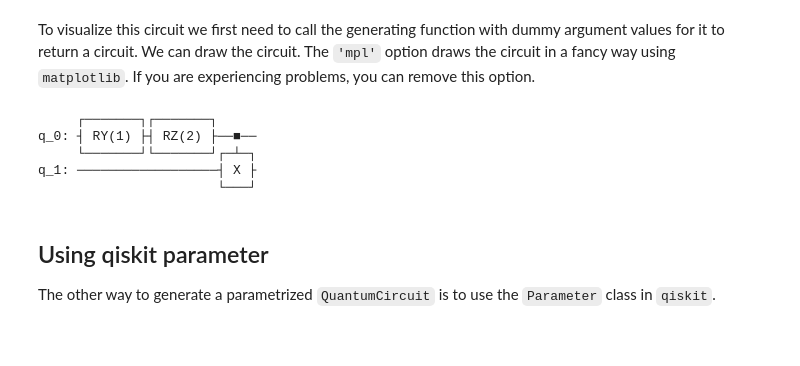
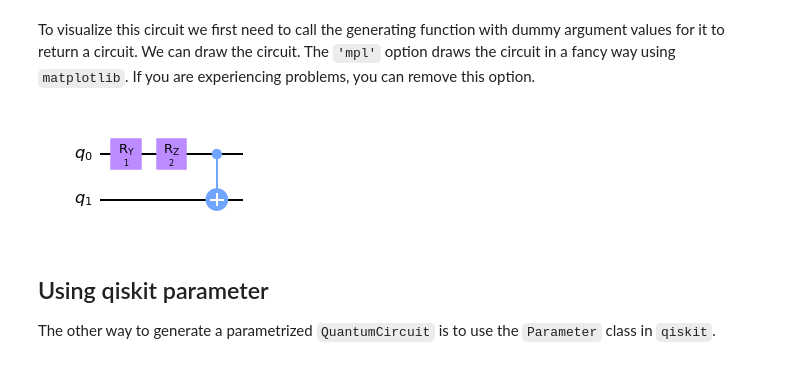
Before and after one commit to WaywardPhoton/QSciTech-QuantumBC-Workshop-Team4-Solution, a Jupyter notebook: activity3-2.ipynb, the cells around one changed output. Cells and saved outputs as stored; diff of their text form; code cells hidden in the pictures.

```diff
--- a/activity3-2.ipynb
+++ b/activity3-2.ipynb
@@ -61,13 +62,9 @@ To visualize this circuit we first need to call the generating function with dum
 # %%
 varform_qc = example_2qubits_2params_quantum_circuit
 qc = varform_qc(1,2)
-qc.draw()
+qc.draw(output='mpl')
 # %% [output]
-     ┌───────┐┌───────┐
-q_0: ┤ RY(1) ├┤ RZ(2) ├──■──
-     └───────┘└───────┘┌─┴─┐
-q_1: ──────────────────┤ X ├
-                       └───┘
+[figure, added]
 # %% [markdown]
 ## Using qiskit parameter
 
```
Also changed, not shown: parts of 9 cells of this notebook, 4 other files.
